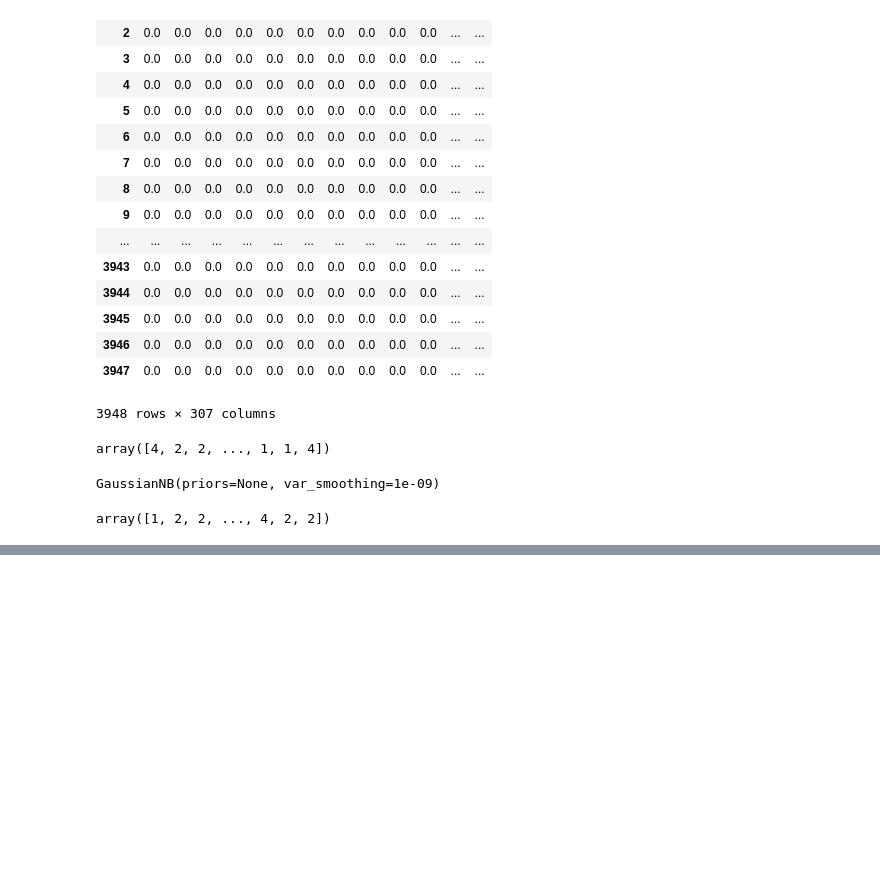
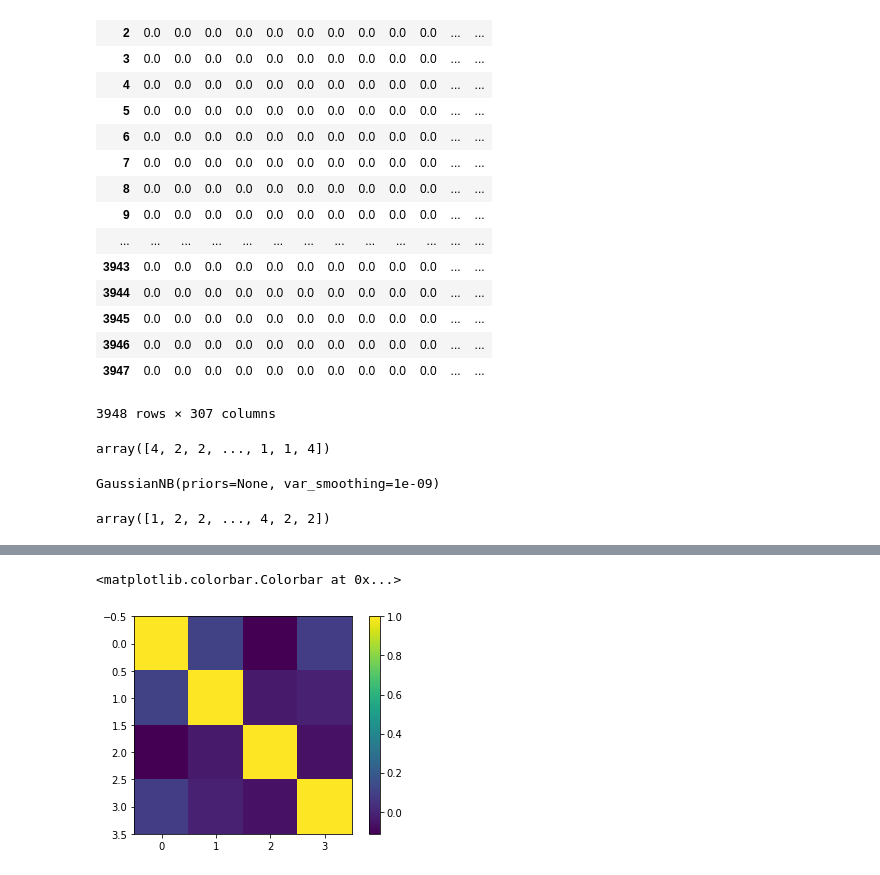
Before and after one commit to SolbiatiAlessandro/kaggle-pets, a Jupyter notebook: models/NAIVE_BAYES/exploratory-analysis.ipynb, the cells around one changed output, grey strips where cells are left out. Cells and saved outputs as stored; diff of their text form; code cells hidden in the pictures; blank space fills up the shorter version.

```diff
--- a/models/NAIVE_BAYES/exploratory-analysis.ipynb
+++ b/models/NAIVE_BAYES/exploratory-analysis.ipynb
@@ -395,0 +241,9 @@ Sat Mar  2 00:29:34 2019 [validation_model_no_categorical_type.validation] finis
+# %%
+numerical_transformed = scaled.drop([1,2],axis=1)
+# %%
+plt.imshow(numerical_transformed.corr())
+plt.colorbar()
+#0,1,2,3 -> Age, Health, Quantity, Fee
+# %% [output]
+<matplotlib.colorbar.Colorbar at 0x...>
+[figure, added]
```
Also changed, not shown: parts of 37 cells of this notebook, 2 other files.
